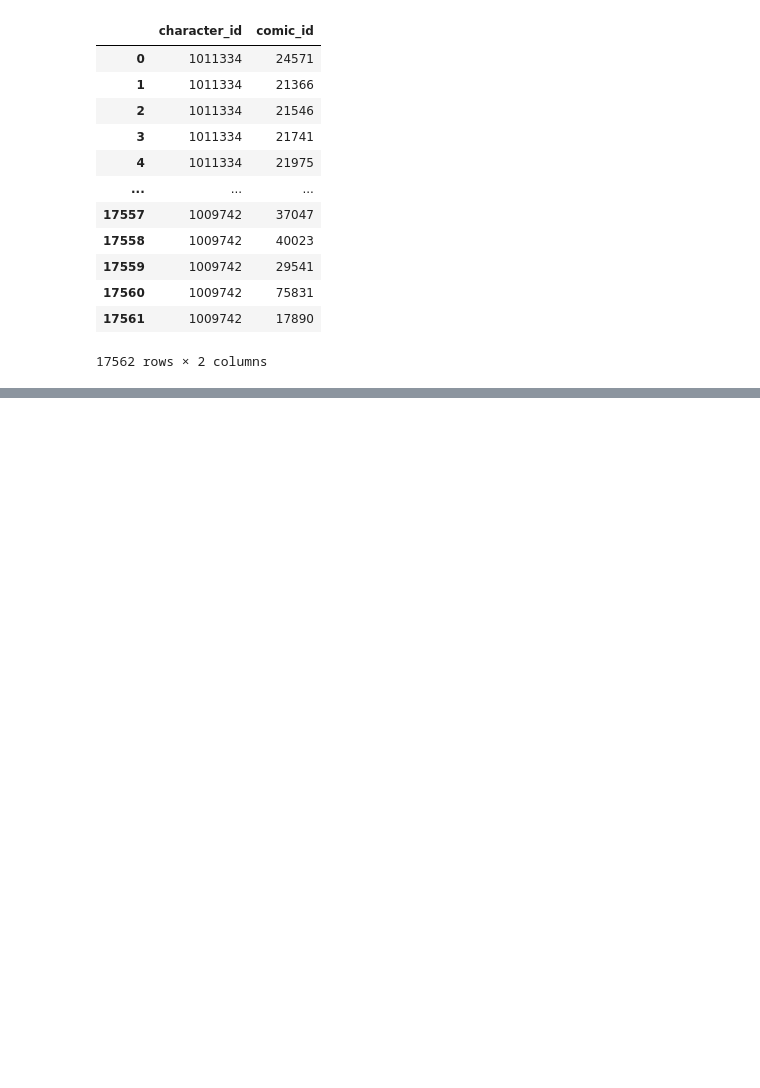
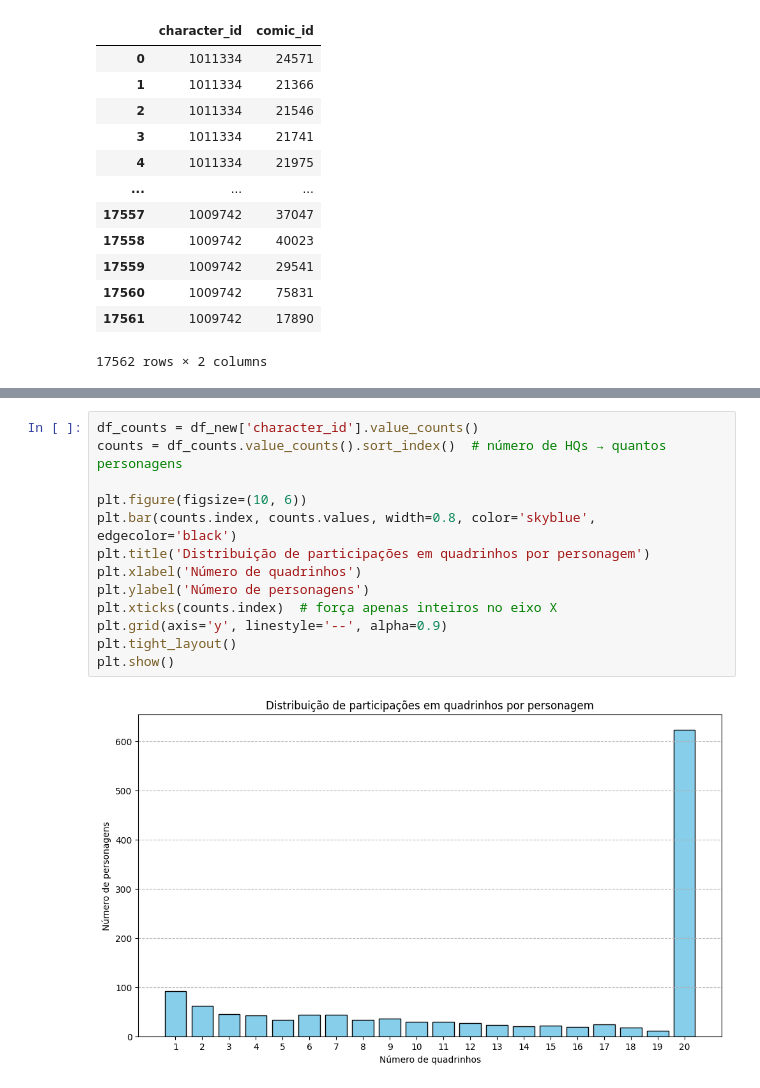
Before and after one commit to diogopaz/projeto-marvel, a Jupyter notebook: projeto_marvel.ipynb, the cells around one changed output, grey strips where cells are left out. Saved outputs shown, nothing was run; the diff lists cells and outputs as text; blank space fills up the shorter version.

Commit message:
insights relacionados a personagens

```diff
--- a/projeto_marvel.ipynb
+++ b/projeto_marvel.ipynb
@@ -225,0 +241,15 @@ df_char[df_char['id'] == 1009144]
+# %%
+df_counts = df_new['character_id'].value_counts()
+counts = df_counts.value_counts().sort_index()  # número de HQs → quantos personagens
+
+plt.figure(figsize=(10, 6))
+plt.bar(counts.index, counts.values, width=0.8, color='skyblue', edgecolor='black')
+plt.title('Distribuição de participações em quadrinhos por personagem')
+plt.xlabel('Número de quadrinhos')
+plt.ylabel('Número de personagens')
+plt.xticks(counts.index)  # força apenas inteiros no eixo X
+plt.grid(axis='y', linestyle='--', alpha=0.9)
+plt.tight_layout()
+plt.show()
+# %% [output]
+[figure, added]
```
Also changed, not shown: parts of 4 cells of this notebook.
